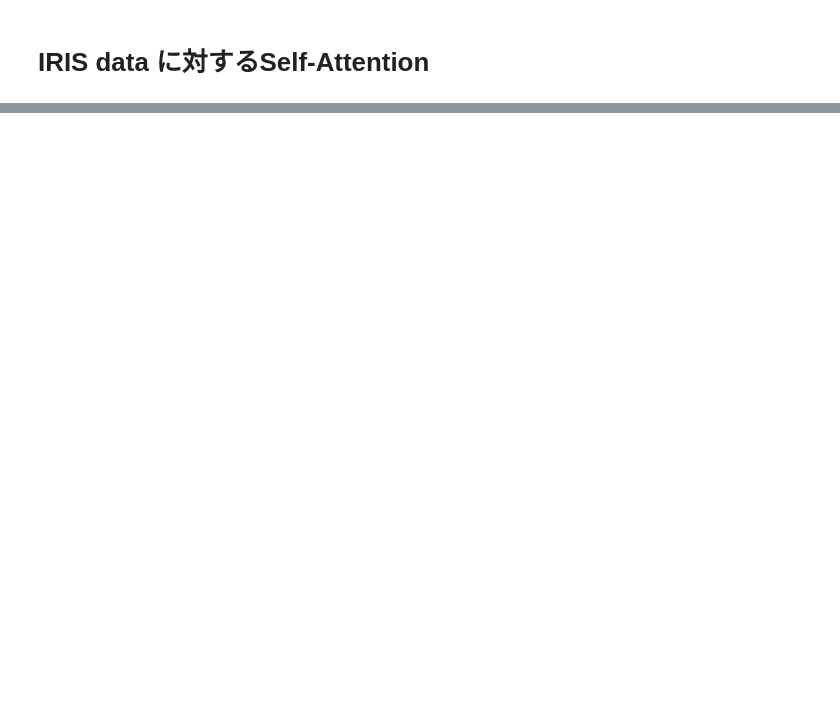
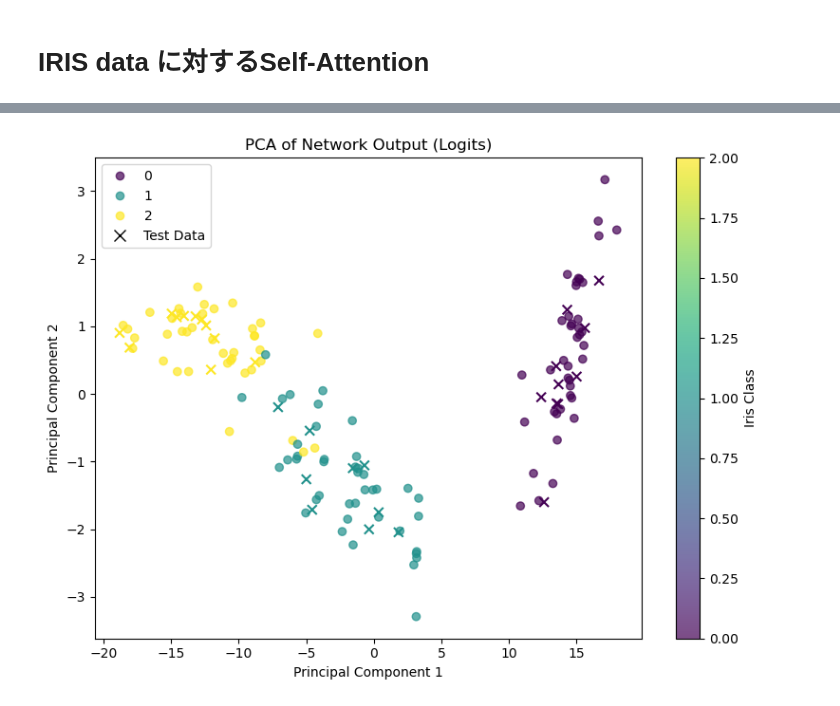
Before and after one commit to namoshi/attention, a Jupyter notebook: iris_attension.ipynb, the cells around one changed output, grey strips where cells are left out. Cells and saved outputs as stored; diff of their text form; code cells hidden in the pictures; blank space fills up the shorter version.

```diff
--- a/iris_attension.ipynb
+++ b/iris_attension.ipynb
@@ -257,0 +146,52 @@ Linear Layer Weights:
+# %%
+# 訓練データのロジットを取得
+model.eval()
+train_logits = []
+train_labels_all = []
+with torch.no_grad():
+    for inputs, labels in train_loader:
+        outputs, _ = model(inputs)
+        train_logits.append(outputs.numpy())
+        train_labels_all.append(labels.numpy())
+train_logits = np.concatenate(train_logits, axis=0)
+train_labels_all = np.concatenate(train_labels_all, axis=0)
+
+# テストデータのロジットを取得
+test_logits = []
+test_labels_all = []
+with torch.no_grad():
+    for inputs, labels in test_loader:
+        outputs, _ = model(inputs)
+        test_logits.append(outputs.numpy())
+        test_labels_all.append(labels.numpy())
+test_logits = np.concatenate(test_logits, axis=0)
+test_labels_all = np.concatenate(test_labels_all, axis=0)
+
+# PCAによる次元削減
+pca = PCA(n_components=2)
+all_logits = np.vstack((train_logits, test_logits))
+pca.fit(all_logits)
+train_pca = pca.transform(train_logits)
+test_pca = pca.transform(test_logits)
+
+# 可視化
+plt.figure(figsize=(8, 6))
+scatter = plt.scatter(train_pca[:, 0], train_pca[:, 1], c=train_labels_all, cmap='viridis', label='Train Data', alpha=0.7)
+plt.scatter(test_pca[:, 0], test_pca[:, 1], c=test_labels_all, cmap='viridis', marker='x', s=50, label='Test Data')
+
+# カラーバーと凡例
+cbar = plt.colorbar(scatter)
+cbar.set_label('Iris Class')
+plt.xlabel('Principal Component 1')
+plt.ylabel('Principal Component 2')
+plt.title('PCA of Network Output (Logits)')
+
+# クラスごとの凡例を追加
+handles, labels = scatter.legend_elements()
+plt.legend(handles + [plt.Line2D([0], [0], marker='x', color='black', linestyle='None', markersize=8, label='Test Data')],
+           labels + ['Test Data'])
+
+plt.tight_layout()
+plt.show()
+# %% [output]
+[figure, added]
```
Also changed, not shown: parts of 5 cells of this notebook.
